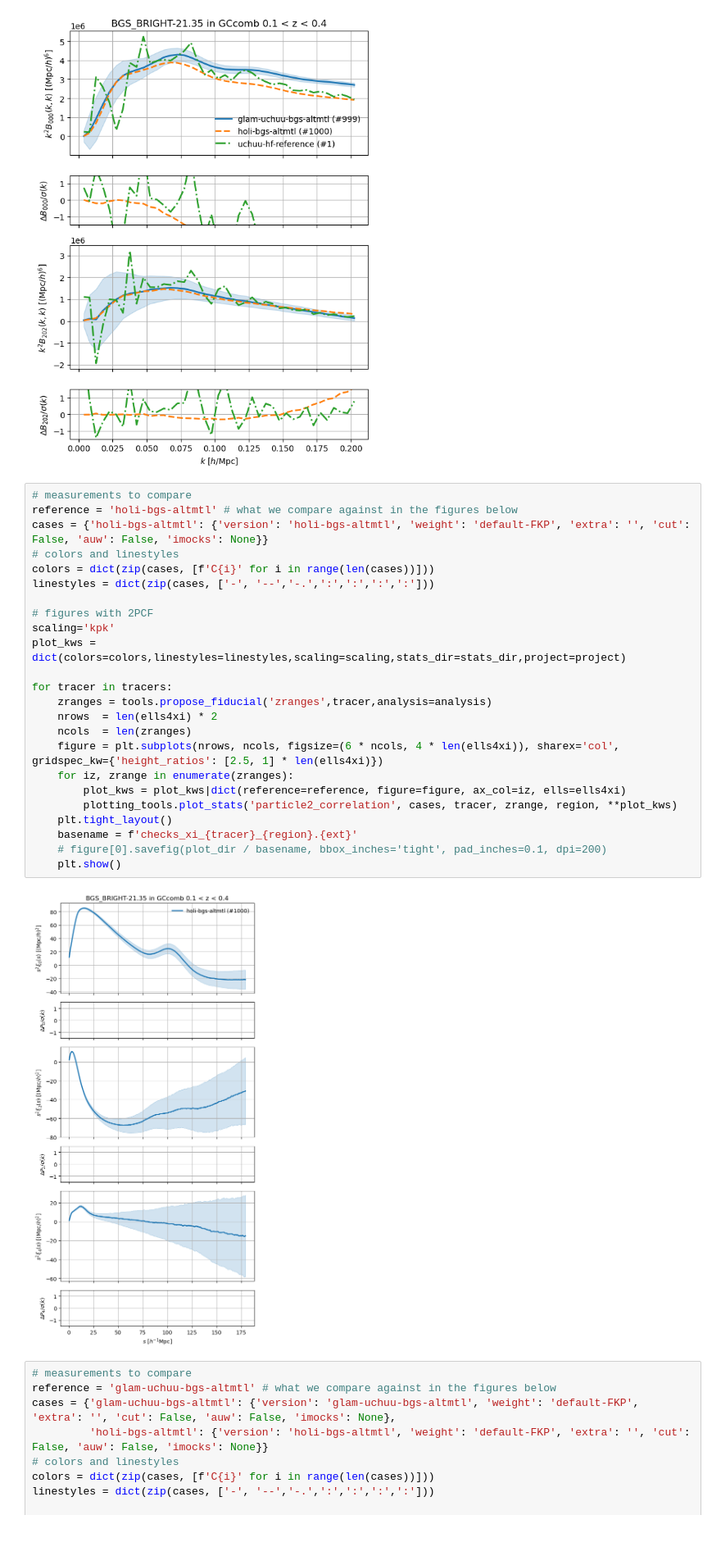
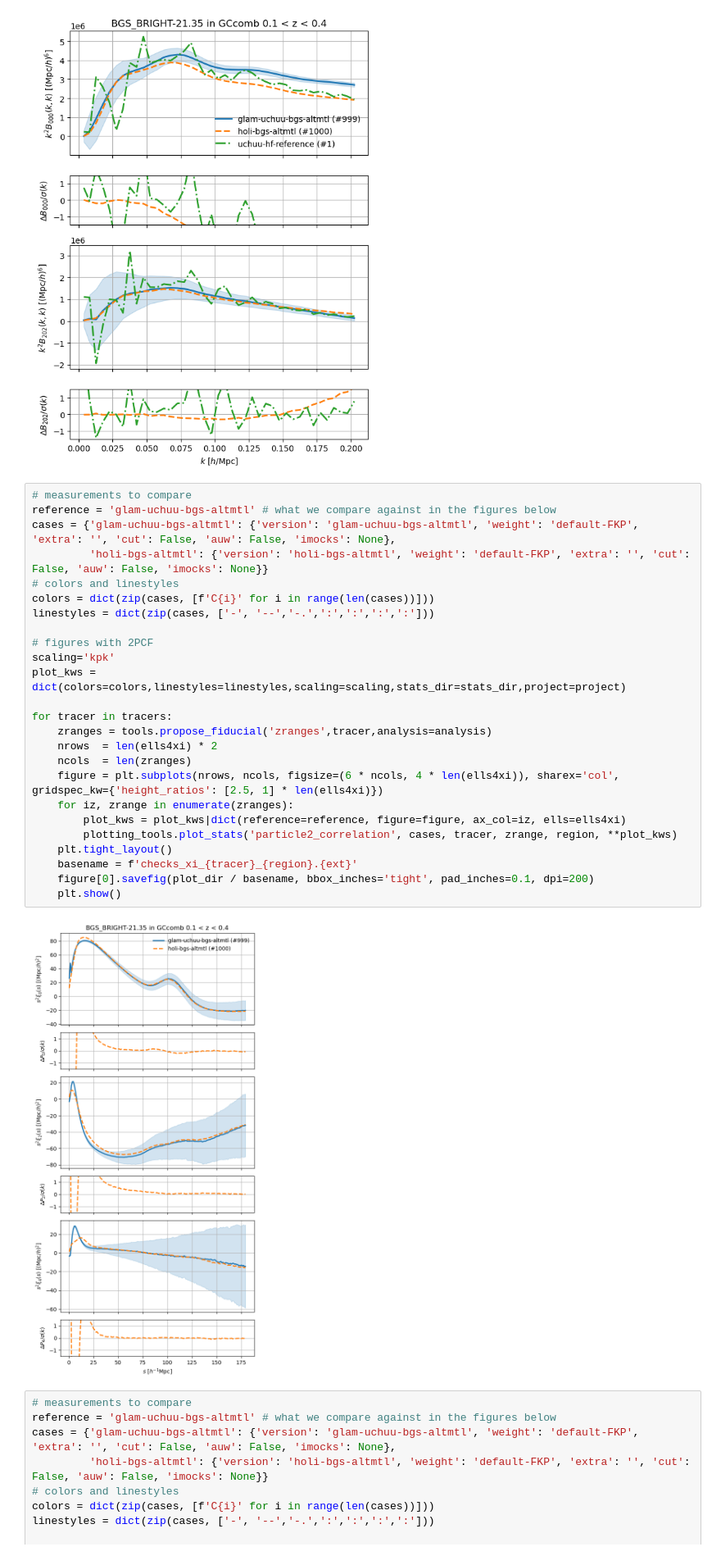
Before and after one commit to AlbertoRosado1/cai-dr2-clustering-products, a Jupyter notebook: clustering_statistics/nb/check_latest_measurements-pt1.ipynb, the cells around one changed output. Shown at 82% size. Drawn from its saved outputs; the diff is of its cells as text.

Commit message:
update BGS plots

```diff
--- a/clustering_statistics/nb/check_latest_measurements-pt1.ipynb
+++ b/clustering_statistics/nb/check_latest_measurements-pt1.ipynb
@@ -214,30 +214,31 @@ for tracer in tracers:
 [figure]
 # %%
 # measurements to compare
-reference = 'holi-bgs-altmtl' # what we compare against in the figures below
-cases = {'holi-bgs-altmtl': {'version': 'holi-bgs-altmtl', 'weight': 'default-FKP', 'extra': '', 'cut': False, 'auw': False, 'imocks': None}}
+reference = 'glam-uchuu-bgs-altmtl' # what we compare against in the figures below
+cases = {'glam-uchuu-bgs-altmtl': {'version': 'glam-uchuu-bgs-altmtl', 'weight': 'default-FKP', 'extra': '', 'cut': False, 'auw': False, 'imocks': None},
+         'holi-bgs-altmtl': {'version': 'holi-bgs-altmtl', 'weight': 'default-FKP', 'extra': '', 'cut': False, 'auw': False, 'imocks': None}}
 # colors and linestyles
 colors = dict(zip(cases, [f'C{i}' for i in range(len(cases))]))
 linestyles = dict(zip(cases, ['-', '--','-.',':',':',':',':']))
 
 # figures with 2PCF
 scaling='kpk'
 plot_kws = dict(colors=colors,linestyles=linestyles,scaling=scaling,stats_dir=stats_dir,project=project)
 
 for tracer in tracers:
     zranges = tools.propose_fiducial('zranges',tracer,analysis=analysis)
     nrows  = len(ells4xi) * 2
     ncols  = len(zranges)
     figure = plt.subplots(nrows, ncols, figsize=(6 * ncols, 4 * len(ells4xi)), sharex='col', gridspec_kw={'height_ratios': [2.5, 1] * len(ells4xi)})
     for iz, zrange in enumerate(zranges):
         plot_kws = plot_kws|dict(reference=reference, figure=figure, ax_col=iz, ells=ells4xi)
         plotting_tools.plot_stats('particle2_correlation', cases, tracer, zrange, region, **plot_kws)
     plt.tight_layout()
     basename = f'checks_xi_{tracer}_{region}.{ext}'
-    # figure[0].savefig(plot_dir / basename, bbox_inches='tight', pad_inches=0.1, dpi=200)
+    figure[0].savefig(plot_dir / basename, bbox_inches='tight', pad_inches=0.1, dpi=200)
     plt.show()
 # %% [output]
-[figure, old version]
+[figure, new version]
 # %%
 # measurements to compare
 reference = 'glam-uchuu-bgs-altmtl' # what we compare against in the figures below
```
Also changed, not shown: parts of 1 cell of this notebook.
